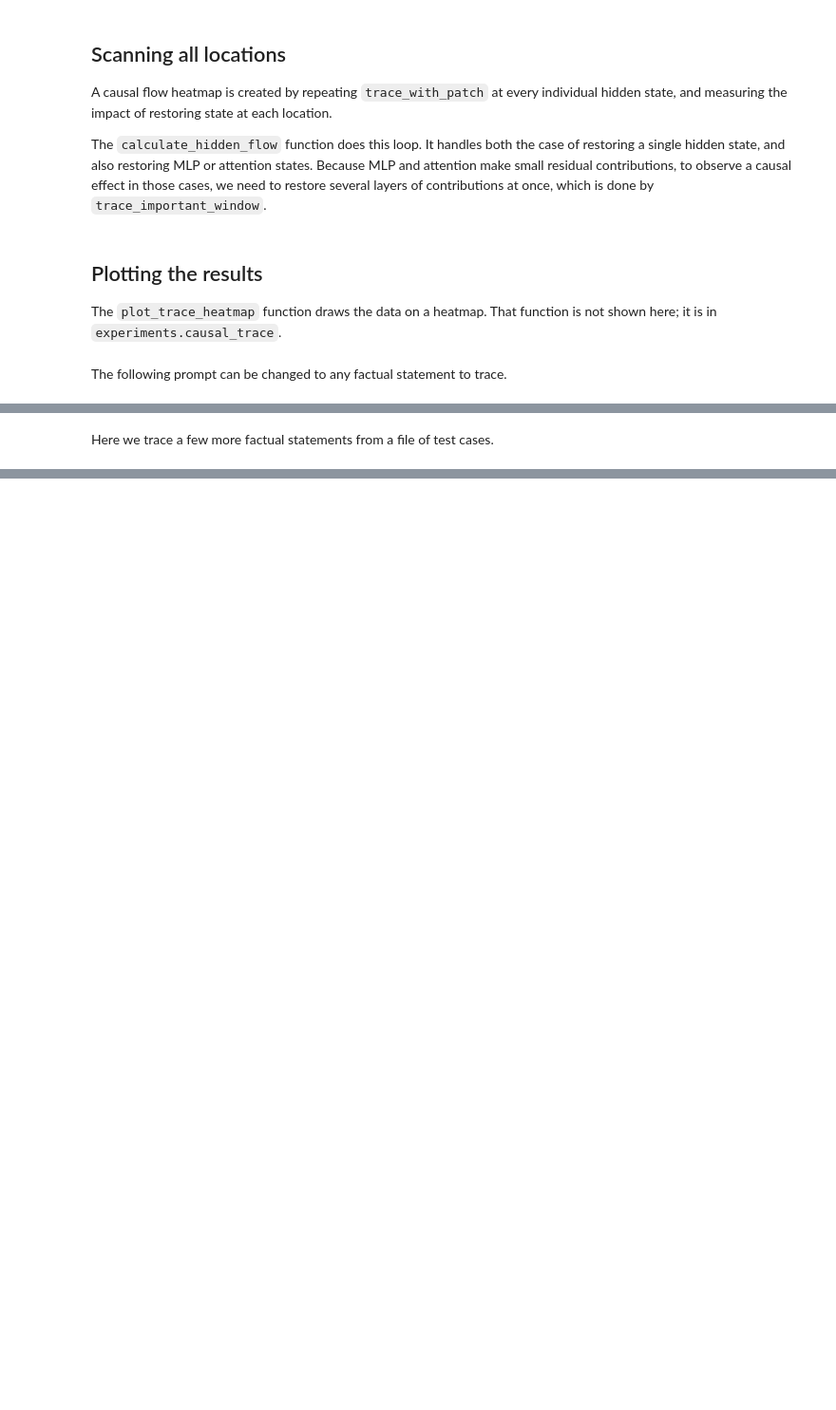
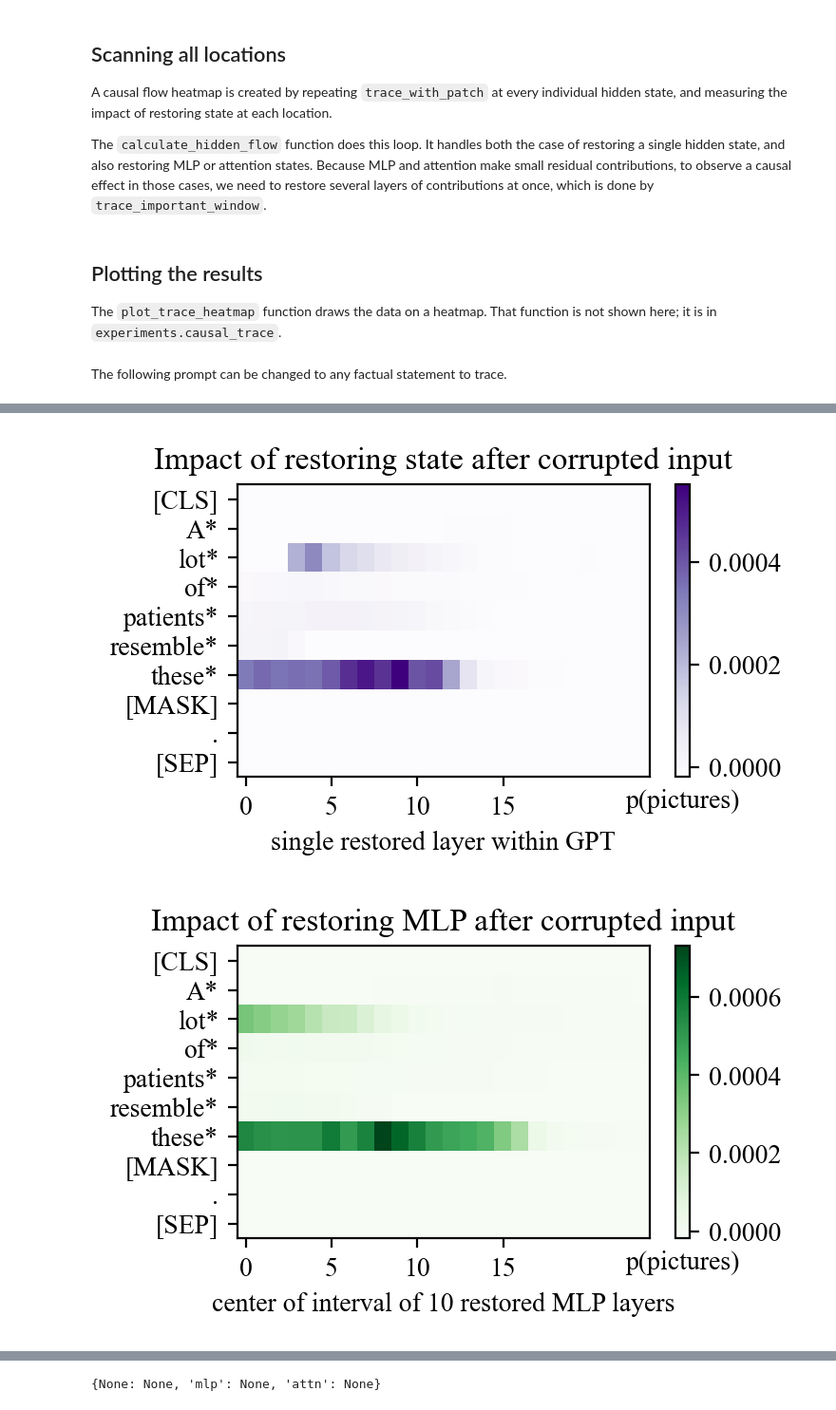
Before and after one commit to Andrwyl/Modified-Rome, a Jupyter notebook: notebooks/causal_trace.ipynb, the cells around one changed output, grey strips where cells are left out. Shown at 95% size. Drawn from its saved outputs; the diff is of its cells as text; code cells hidden in the pictures; blank space fills up the shorter version.

Commit message:
added processing for target and anti_target, added processing batches

```diff
--- a/notebooks/causal_trace.ipynb
+++ b/notebooks/causal_trace.ipynb
@@ -224,7 +224,7 @@ A causal flow heatmap is created by repeating `trace_with_patch` at every indivi
 The `calculate_hidden_flow` function does this loop.  It handles both the case of restoring a single hidden state, and also restoring MLP or attention states.  Because MLP and attention make small residual contributions, to observe a causal effect in those cases, we need to restore several layers of contributions at once, which is done by `trace_important_window`.
 # %%
 def calculate_hidden_flow(
-    mt, prompt, target, anti_target, subject, samples=10, noise=0.1, window=10, kind=None
+    mt, prompt, target, anti_target, focused, subject, samples=10, noise=0.1, window=10, kind=None
 ):
     """
     Runs causal tracing over every token/layer combination in the network
@@ -259,7 +259,6 @@ def calculate_hidden_flow(
 
 
     if (anti_answer != None):
-        print("HERE")
         low_score = low_score - trace_with_patch(
             mt.model, inp, [], anti_answer_t, e_range, noise=noise
         ).item()
@@ -271,7 +270,6 @@ def calculate_hidden_flow(
         )
 
         if (anti_answer != None):
-            print("HERE")
             differences = differences - trace_important_states(
                 mt.model, mt.num_layers, inp, e_range, anti_answer_t, noise=noise
             )
@@ -288,7 +286,6 @@ def calculate_hidden_flow(
         )
 
         if (anti_answer != None):
-            print("HERE")
             differences = differences - trace_important_window(
                 mt.model,
                 mt.num_layers,
@@ -303,6 +300,8 @@ def calculate_hidden_flow(
     differences = differences.detach().cpu()
 
 
+
+
     dict = {}
     dict["scores"] = differences
     dict["low_score"] = low_score
@@ -312,6 +311,16 @@ def calculate_hidden_flow(
     dict["answer"] = answer
     dict["window"] = window
     dict["kind"] = kind or ""
+
+
+
+
+    if focused == True:
+        focused_index = decode_tokens(mt.tokenizer, inp["input_ids"][0]).index(mt.tokenizer.tokenize(subject)[-1])
+        dict["scores"] = dict["scores"][focused_index:focused_index+1]
+        dict["input_ids"] = dict["input_ids"][focused_index:focused_index+1]
+        dict["input_tokens"] = dict["input_tokens"][focused_index:focused_index+1]
+        dict["subject_range"]=(0,0)
 
     return dict
 
@@ -365,6 +374,7 @@ def plot_hidden_flow(
     prompt,
     target,
     anti_target,
+    focused,
     subject=None,
     samples=10,
     noise=0.1,
@@ -376,17 +386,17 @@ def plot_hidden_flow(
     if subject is None:
         subject = guess_subject(prompt)
     result = calculate_hidden_flow(
-        mt, prompt, target, anti_target, subject, samples=samples, noise=noise, window=window, kind=kind
+        mt, prompt, target, anti_target, focused, subject, samples=samples, noise=noise, window=window, kind=kind
     )
 
-    plot_trace_heatmap(result, savepdf, modelname=modelname)
+    plot_trace_heatmap(result, focused, savepdf, modelname=modelname)
 
 
-def plot_all_flow(mt, prompt, target, subject=None, noise=0.1, modelname=None, anti_target = None):
+def plot_all_flow(mt, prompt, target, subject=None, noise=0.1, modelname=None, anti_target = None, focused = False):
     values_dict = {}
     for kind in [None, "mlp", "attn"]:
         values = plot_hidden_flow(
-            mt, prompt, target, anti_target, subject, modelname=modelname, noise=noise, kind=kind
+            mt, prompt, target, anti_target, focused, subject, modelname=modelname, noise=noise, kind=kind
         )
 
         values_dict[kind] = values
@@ -403,2 +406,5 @@ plot_all_flow(mt, "Michael Jordan plays the sport of [MASK].", target = "basketb
-# %% [markdown]
-Here we trace a few more factual statements from a file of test cases.
+# %%
+plot_all_flow(mt, "A lot of patients resemble these [MASK].", target = "pictures", anti_target = "picture", subject="A lot of patients resemble these", noise=noise_level)
+# %% [output]
+[figure, added]
+[figure, added]
@@ -404,0 +412 @@ Here we trace a few more factual statements from a file of test cases.
+{None: None, 'mlp': None, 'attn': None}
```
Also changed, not shown: parts of 15 cells of this notebook, 1 other file.
